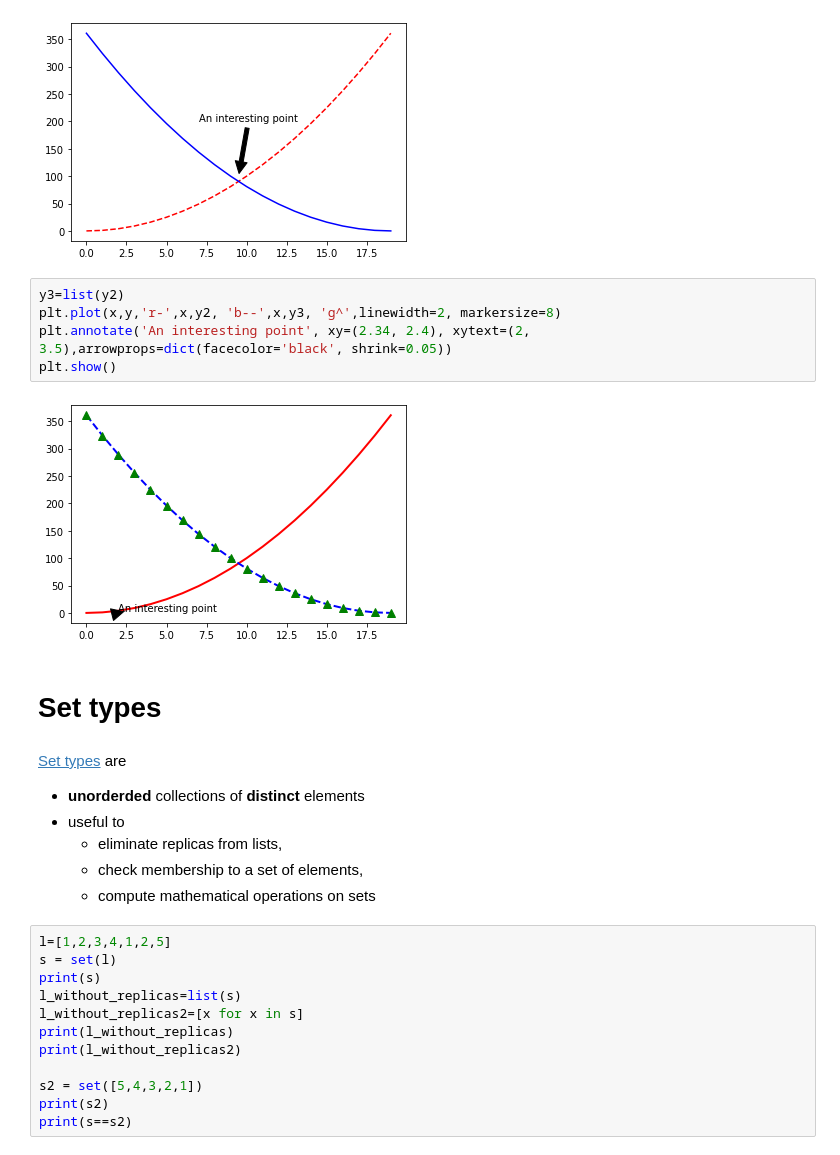
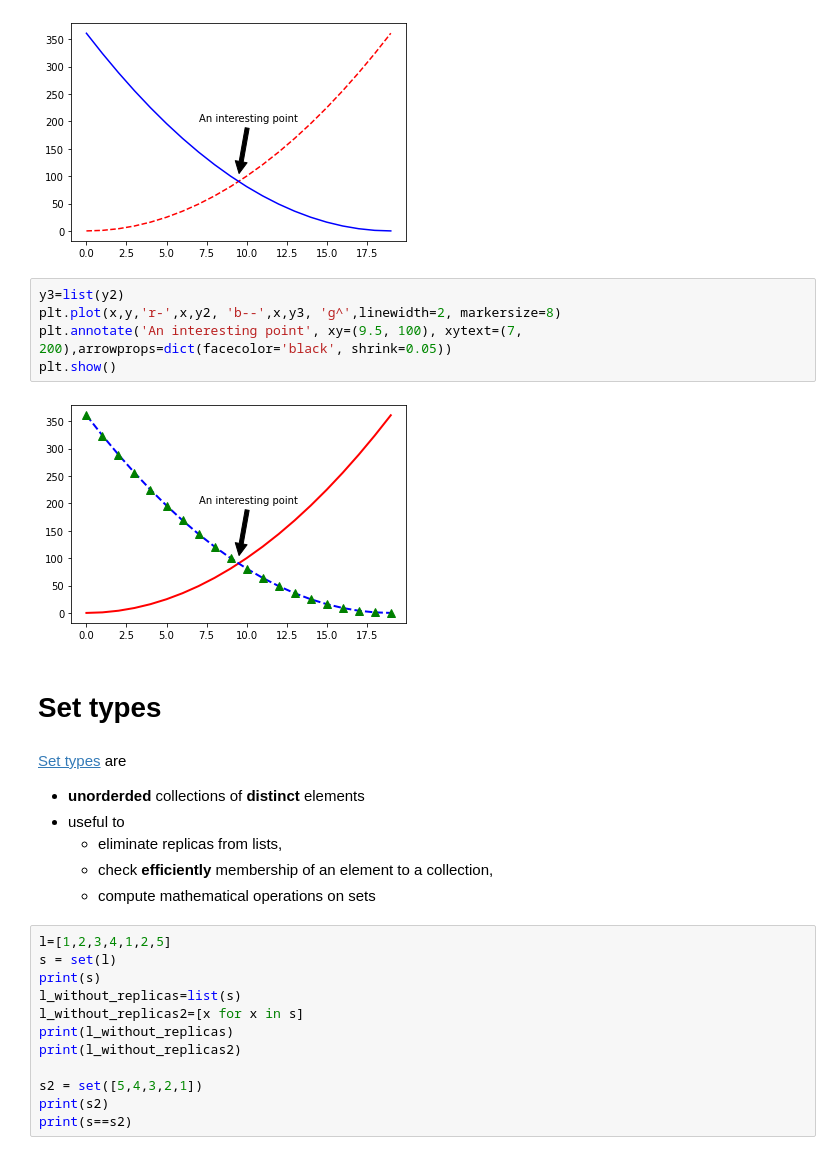
Before and after one commit to EMbeDS-education/StatsAndComputing20202021, a Jupyter notebook: IPDP/jupyter/jupyterNotebooks/03Collections.ipynb, the cells around one changed output. Cells and saved outputs as stored; diff of their text form.

```diff
--- a/IPDP/jupyter/jupyterNotebooks/03Collections.ipynb
+++ b/IPDP/jupyter/jupyterNotebooks/03Collections.ipynb
@@ -609,10 +644,10 @@ plt.show()
 # %%
 y3=list(y2)
 plt.plot(x,y,'r-',x,y2, 'b--',x,y3, 'g^',linewidth=2, markersize=8)
-plt.annotate('An interesting point', xy=(2.34, 2.4), xytext=(2, 3.5),arrowprops=dict(facecolor='black', shrink=0.05))
+plt.annotate('An interesting point', xy=(9.5, 100), xytext=(7, 200),arrowprops=dict(facecolor='black', shrink=0.05))
 plt.show()
 # %% [output]
-[figure, old version]
+[figure, new version]
 # %% [markdown]
 # Set types
 # %% [markdown]
@@ -620,7 +655,7 @@ plt.show()
 * **unorderded** collections of **distinct** elements
 * useful to
   * eliminate replicas from lists,
-  * check membership to a set of elements,
+  * check __efficiently__ membership of an element to a collection,
   * compute mathematical operations on sets
 # %%
 l=[1,2,3,4,1,2,5]
```
Also changed, not shown: parts of 52 cells of this notebook, 1 other file.
